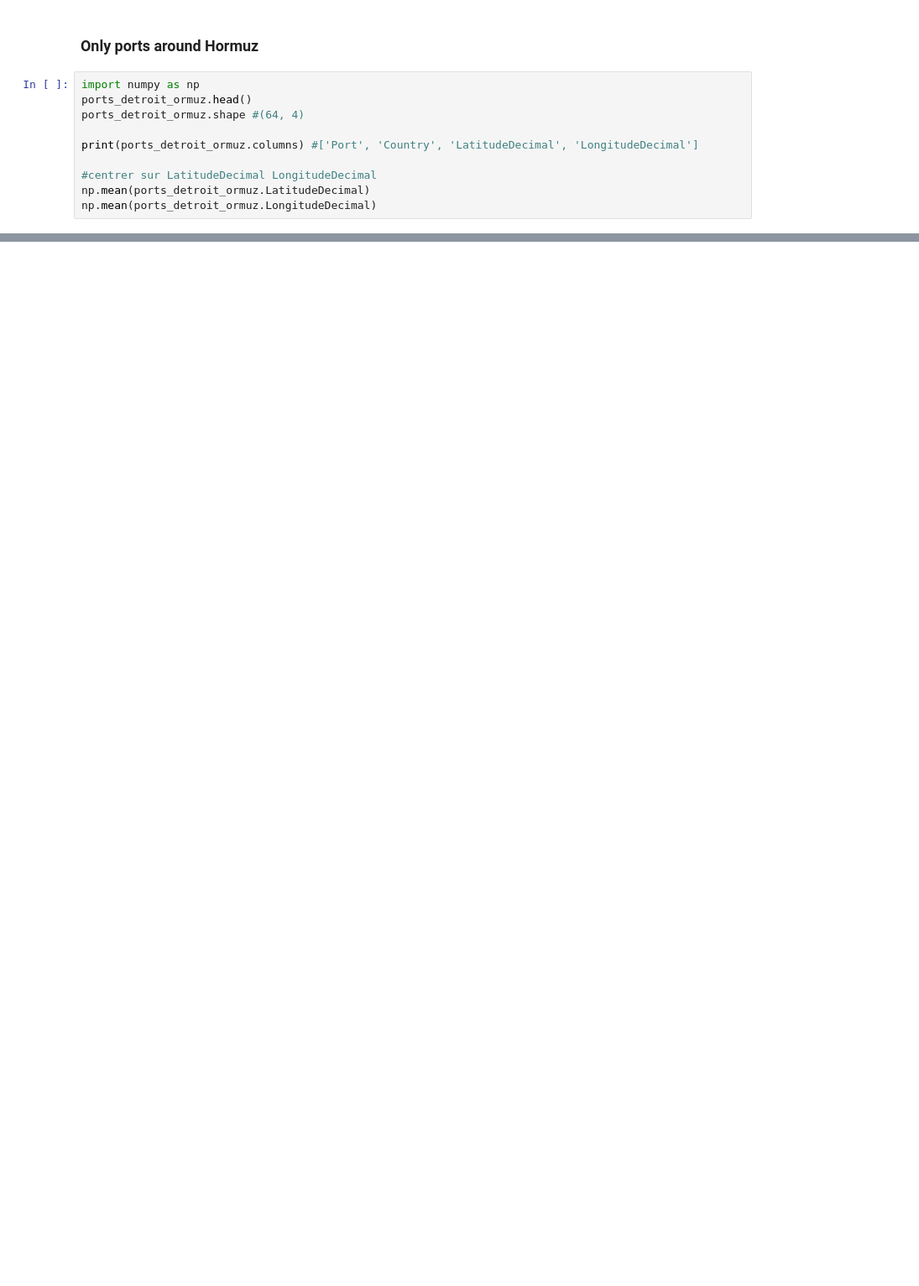
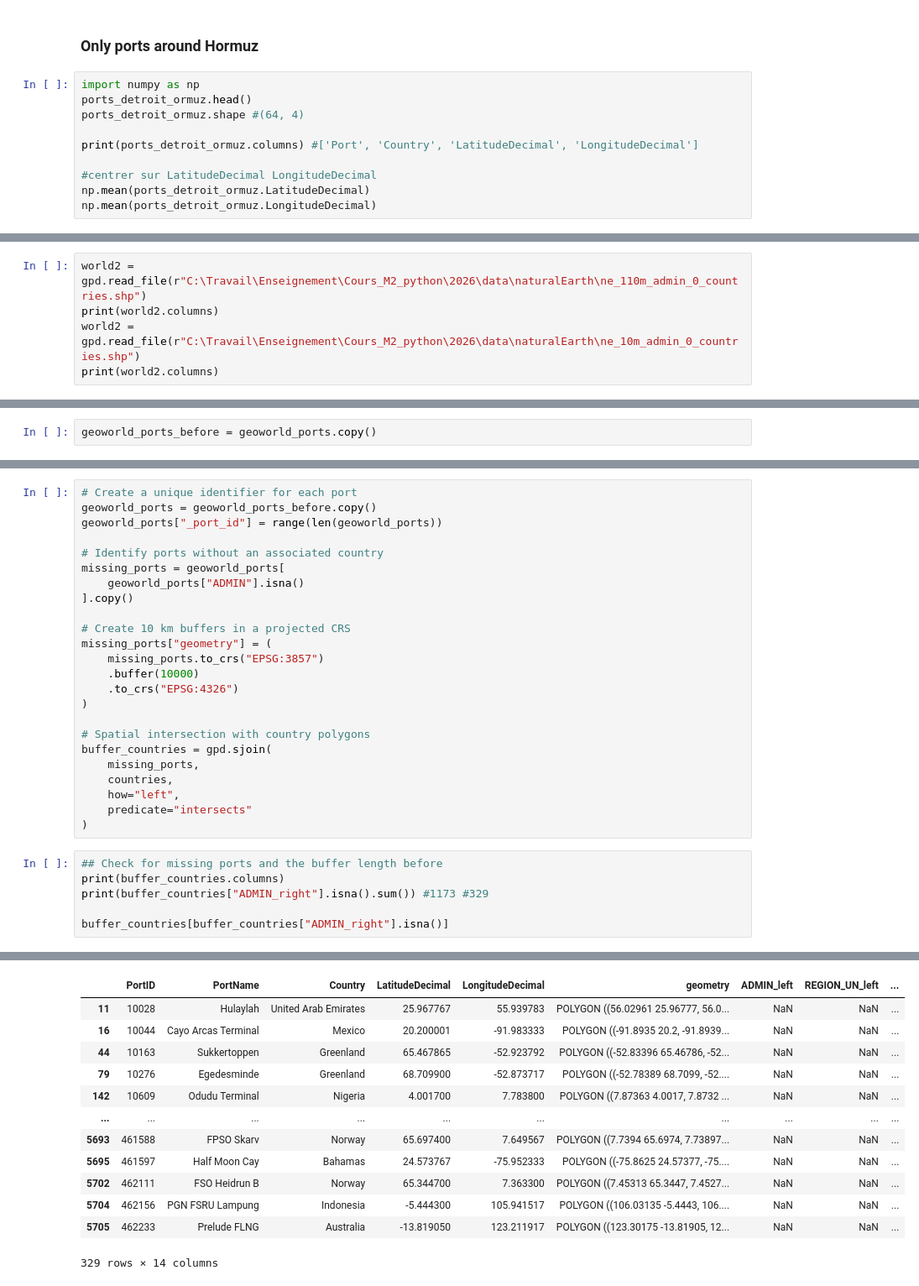
Before and after one commit to cplumejeaud/M2_python, a Jupyter notebook: notebooks/16_ormuz.ipynb, the cells around one changed output, grey strips where cells are left out. Shown at 84% size. Cells and saved outputs as stored; diff of their text form; blank space fills up the shorter version.

Commit message:
with spatial intersection

```diff
--- a/notebooks/16_ormuz.ipynb
+++ b/notebooks/16_ormuz.ipynb
@@ -181,0 +236,5 @@ np.mean(ports_detroit_ormuz.LongitudeDecimal)
+# %%
+world2 = gpd.read_file(r"C:\Travail\Enseignement\Cours_M2_python\2026\data\naturalEarth\ne_110m_admin_0_countries.shp")
+print(world2.columns)
+world2 = gpd.read_file(r"C:\Travail\Enseignement\Cours_M2_python\2026\data\naturalEarth\ne_10m_admin_0_countries.shp")
+print(world2.columns)
@@ -181,0 +358,2 @@ np.mean(ports_detroit_ormuz.LongitudeDecimal)
+# %%
+geoworld_ports_before = geoworld_ports.copy()
@@ -181,0 +368,31 @@ np.mean(ports_detroit_ormuz.LongitudeDecimal)
+# %%
+# Create a unique identifier for each port
+geoworld_ports = geoworld_ports_before.copy()
+geoworld_ports["_port_id"] = range(len(geoworld_ports))
+
+# Identify ports without an associated country
+missing_ports = geoworld_ports[
+    geoworld_ports["ADMIN"].isna()
+].copy()
+
+# Create 10 km buffers in a projected CRS
+missing_ports["geometry"] = (
+    missing_ports.to_crs("EPSG:3857")
+    .buffer(10000)
+    .to_crs("EPSG:4326")
+)
+
+# Spatial intersection with country polygons
+buffer_countries = gpd.sjoin(
+    missing_ports,
+    countries,
+    how="left",
+    predicate="intersects"
+)
+# %%
+## Check for missing ports and the buffer length before
+print(buffer_countries.columns)
+print(buffer_countries["ADMIN_right"].isna().sum()) #1173 #329
+
+buffer_countries[buffer_countries["ADMIN_right"].isna()]
+# %% [output]
@@ -181,0 +405,13 @@ np.mean(ports_detroit_ormuz.LongitudeDecimal)
+|  | PortID | PortName | Country | LatitudeDecimal | LongitudeDecimal | geometry | ADMIN_left | REGION_UN_left | ... |
+| 11 | 10028 | Hulaylah | United Arab Emirates | 25.967767 | 55.939783 | POLYGON ((56.02961 25.96777, 56.0... | NaN | NaN | ... |
+| 16 | 10044 | Cayo Arcas Terminal | Mexico | 20.200001 | -91.983333 | POLYGON ((-91.8935 20.2, -91.8939... | NaN | NaN | ... |
+| 44 | 10163 | Sukkertoppen | Greenland | 65.467865 | -52.923792 | POLYGON ((-52.83396 65.46786, -52... | NaN | NaN | ... |
+| 79 | 10276 | Egedesminde | Greenland | 68.709900 | -52.873717 | POLYGON ((-52.78389 68.7099, -52.... | NaN | NaN | ... |
+| 142 | 10609 | Odudu Terminal | Nigeria | 4.001700 | 7.783800 | POLYGON ((7.87363 4.0017, 7.8732 ... | NaN | NaN | ... |
+| ... | ... | ... | ... | ... | ... | ... | ... | ... | ... |
+| 5693 | 461588 | FPSO Skarv | Norway | 65.697400 | 7.649567 | POLYGON ((7.7394 65.6974, 7.73897... | NaN | NaN | ... |
+| 5695 | 461597 | Half Moon Cay | Bahamas | 24.573767 | -75.952333 | POLYGON ((-75.8625 24.57377, -75.... | NaN | NaN | ... |
+| 5702 | 462111 | FSO Heidrun B | Norway | 65.344700 | 7.363300 | POLYGON ((7.45313 65.3447, 7.4527... | NaN | NaN | ... |
+| 5704 | 462156 | PGN FSRU Lampung | Indonesia | -5.444300 | 105.941517 | POLYGON ((106.03135 -5.4443, 106.... | NaN | NaN | ... |
+| 5705 | 462233 | Prelude FLNG | Australia | -13.819050 | 123.211917 | POLYGON ((123.30175 -13.81905, 12... | NaN | NaN | ... |
+329 rows × 14 columns
```
Also changed, not shown: parts of 24 cells of this notebook.
